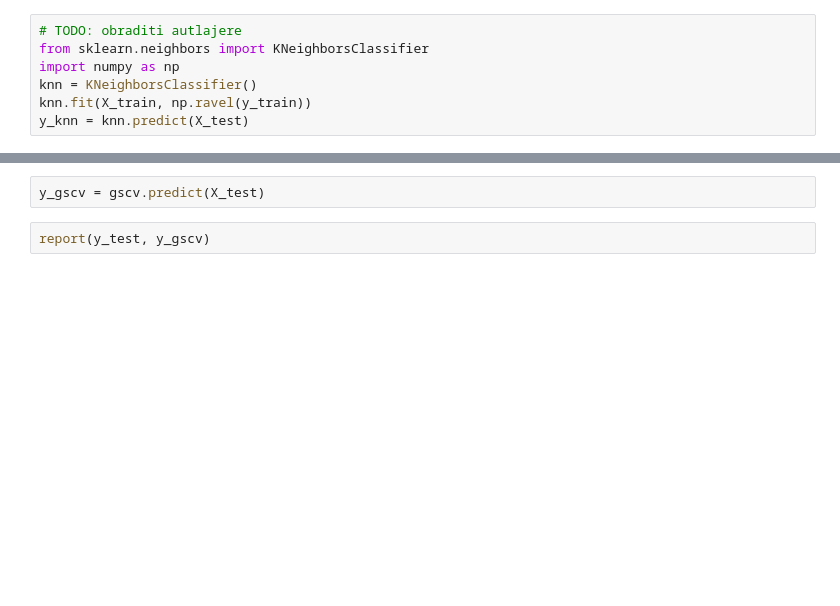
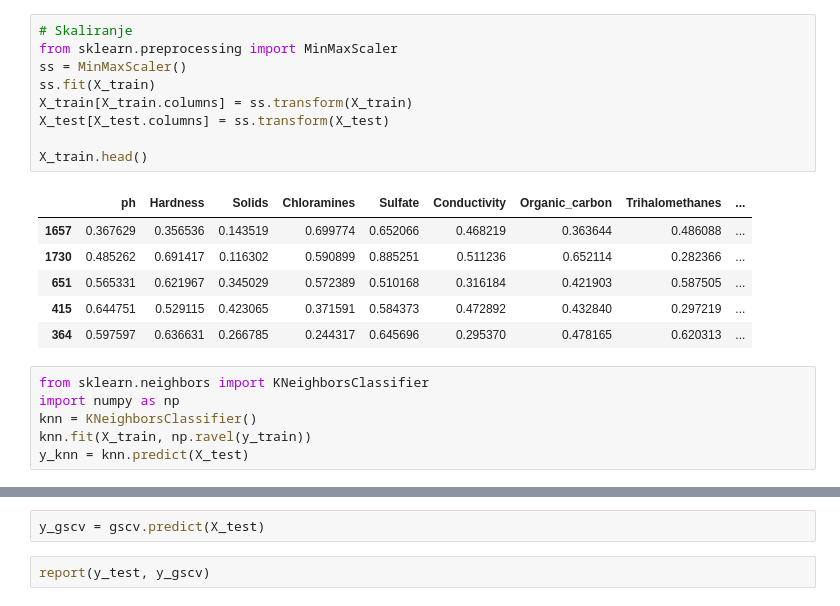
Before and after one commit to MATF-istrazivanje-podataka-1/2023_Data_Mining_Water_Potability_Dataset, a Jupyter notebook: notebooks/classification/knn.ipynb, the cells around one changed output, grey strips where cells are left out. Drawn from its saved outputs; the diff is of its cells as text; blank space fills up the shorter version.

```diff
--- a/notebooks/classification/knn.ipynb
+++ b/notebooks/classification/knn.ipynb
@@ -10,5 +21,20 @@ y_test = pd.read_csv('./data/y_test_scaled.csv')
+# %%
+# Skaliranje
+from sklearn.preprocessing import MinMaxScaler
+ss = MinMaxScaler()
+ss.fit(X_train)
+X_train[X_train.columns] = ss.transform(X_train)
+X_test[X_test.columns] = ss.transform(X_test)
+
+X_train.head()
+# %% [output]
+|  | ph | Hardness | Solids | Chloramines | Sulfate | Conductivity | Organic_carbon | Trihalomethanes | ... |
+| 1657 | 0.367629 | 0.356536 | 0.143519 | 0.699774 | 0.652066 | 0.468219 | 0.363644 | 0.486088 | ... |
+| 1730 | 0.485262 | 0.691417 | 0.116302 | 0.590899 | 0.885251 | 0.511236 | 0.652114 | 0.282366 | ... |
+| 651 | 0.565331 | 0.621967 | 0.345029 | 0.572389 | 0.510168 | 0.316184 | 0.421903 | 0.587505 | ... |
+| 415 | 0.644751 | 0.529115 | 0.423065 | 0.371591 | 0.584373 | 0.472892 | 0.432840 | 0.297219 | ... |
+| 364 | 0.597597 | 0.636631 | 0.266785 | 0.244317 | 0.645696 | 0.295370 | 0.478165 | 0.620313 | ... |
 # %%
-# TODO: obraditi autlajere
 from sklearn.neighbors import KNeighborsClassifier
 import numpy as np
 knn = KNeighborsClassifier()
```
Also changed, not shown: parts of 12 cells of this notebook, 19 other files.
